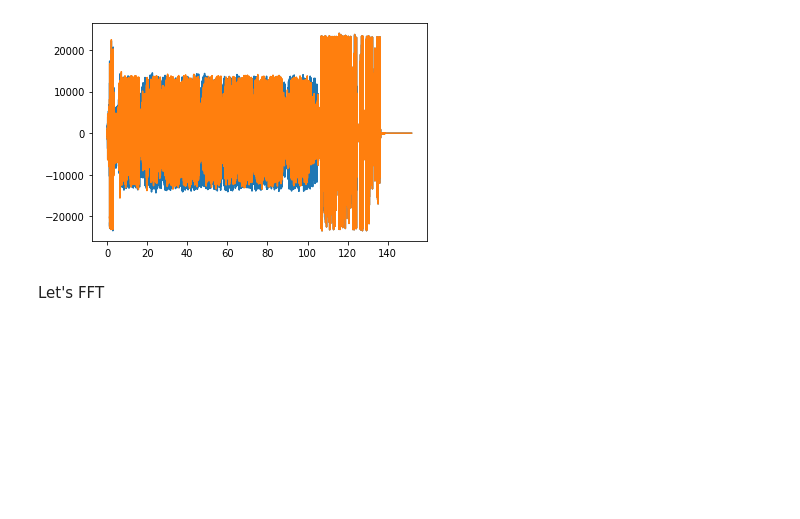
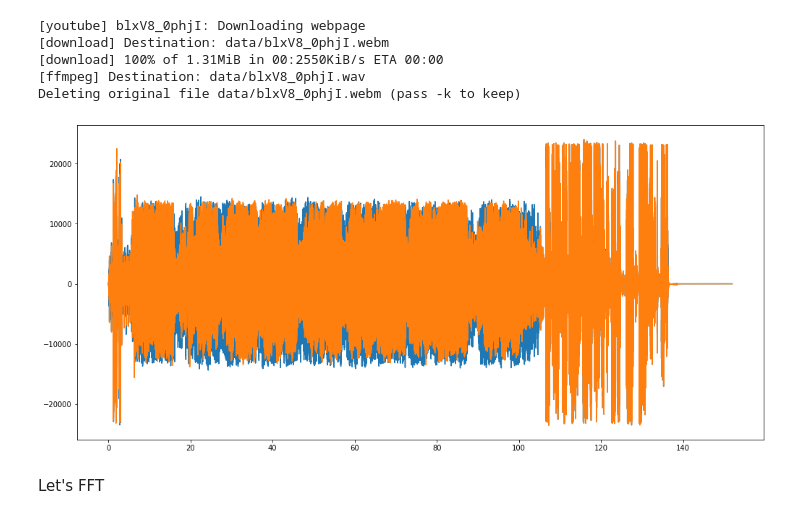
Before and after one commit to RoyVorster/fft-one, a Jupyter notebook: fft.ipynb, the cells around one changed output. Saved outputs shown, nothing was run; the diff lists cells and outputs as text; code cells hidden in the pictures; blank space fills up the shorter version.

```diff
--- a/fft.ipynb
+++ b/fft.ipynb
@@ -6,17 +6,25 @@ import matplotlib.pyplot as plt
 # %%
 from data import load_data
 
-vids = ['ugJ-rYS-9JU']
+vids = ['blxV8_0phjI', 'I5eUYtacGWE', 'c7lFZD6pN2E', 'AkOIdLpi150', 'Nw8CslfQl78', 'ugJ-rYS-9JU']
 data = load_data(vids)
+# %% [output]
+[youtube] blxV8_0phjI: Downloading webpage
+[download] Destination: data/blxV8_0phjI.webm
+[download] 100% of 1.31MiB in 00:2550KiB/s ETA 00:00
+[ffmpeg] Destination: data/blxV8_0phjI.wav
+Deleting original file data/blxV8_0phjI.webm (pass -k to keep)
 # %%
-d = data[0]
+d = data[-1]
+
 x, t = d.data, d.time
 l, r = x[:, 0], x[:, 1]
 
+plt.figure(figsize=(17, 8))
 plt.plot(t, l)
 plt.plot(t, r);
 # %% [output]
-[figure, old version]
+[figure, new version]
 # %% [markdown]
 Let's FFT
 # %%
```
Also changed, not shown: parts of 4 cells of this notebook.
